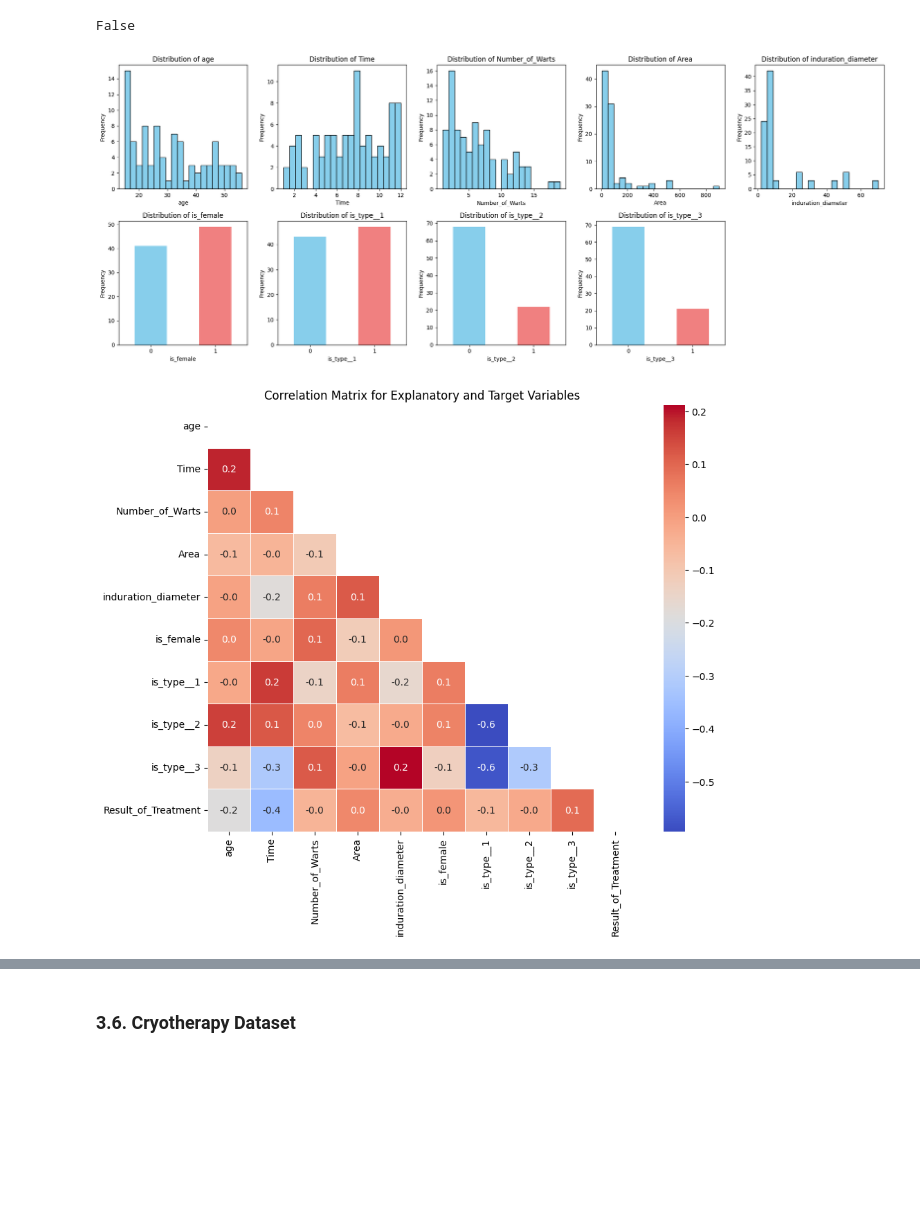
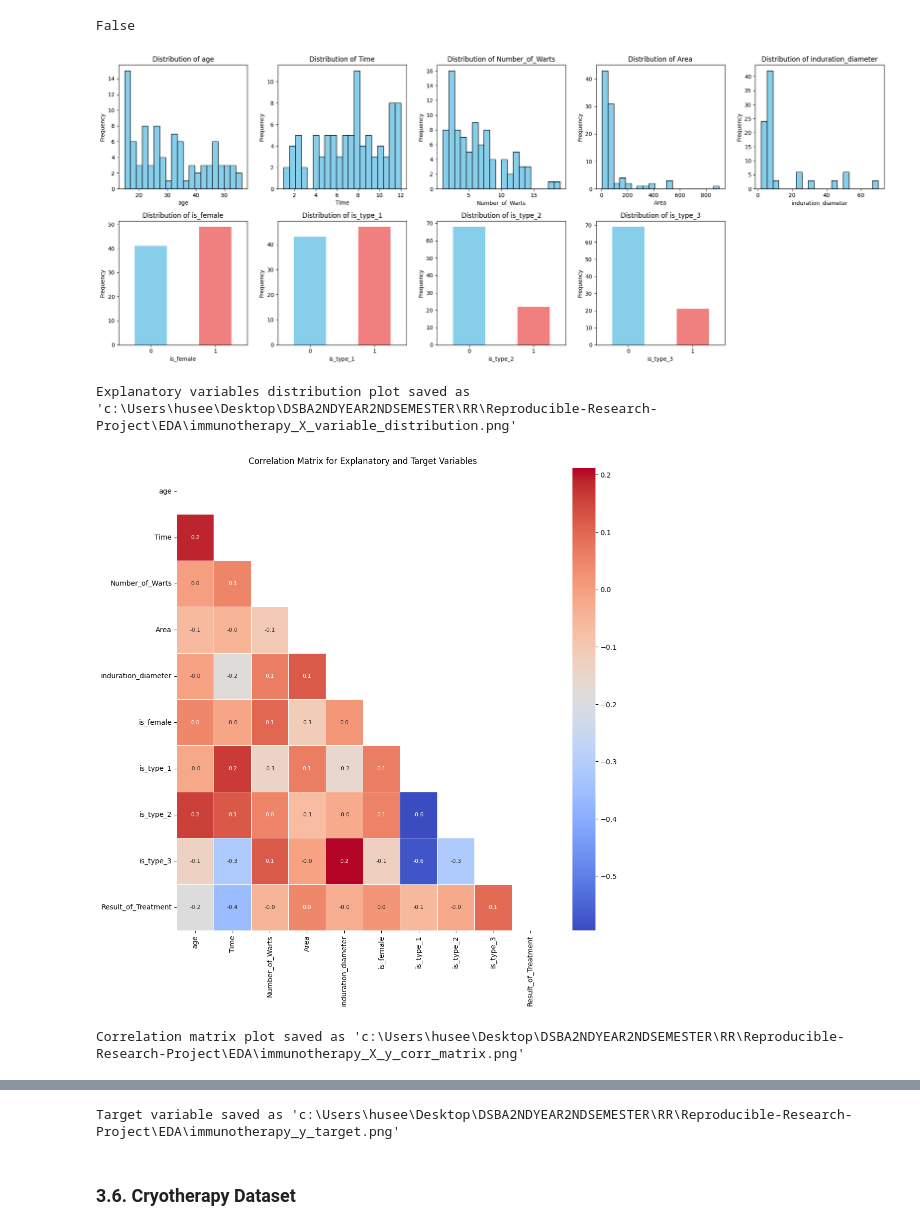
Before and after one commit to mrcljns/Reproducible-Research-Project, a Jupyter notebook: EDA_WIP.ipynb, the cells around one changed output, grey strips where cells are left out. Cells and saved outputs as stored; diff of their text form; code cells hidden in the pictures; blank space fills up the shorter version.

```diff
--- a/EDA_WIP.ipynb
+++ b/EDA_WIP.ipynb
@@ -28,11 +41,11 @@ breast_cancer_wisconsin_diagnostic = fetch_ucirepo(id=17)
 breast_cancer_X = breast_cancer_wisconsin_diagnostic.data.features
 breast_cancer_y = breast_cancer_wisconsin_diagnostic.data.targets
 # Cryotherapy dataset
-Cryotherapy = pd.read_excel("Cryotherapy.xlsx")
+Cryotherapy = pd.read_excel("Data//Raw//Cryotherapy.xlsx")
 cryotherapy_X = Cryotherapy.drop(columns=['Result_of_Treatment'])
 cryotherapy_y = Cryotherapy.Result_of_Treatment
 # Immunotherapy dataset
-Immunotherapy = pd.read_excel("Immunotherapy.xlsx")
+Immunotherapy = pd.read_excel("Data//Raw//Immunotherapy.xlsx")
 immunotherapy_X = Immunotherapy.drop(columns=['Result_of_Treatment'])
 immunotherapy_y = Immunotherapy.Result_of_Treatment
 # %% [markdown]
@@ -580,7 +601,7 @@ immunotherapy_X['is_female'] = immunotherapy_X['sex'] - 1
 immunotherapy_X.drop(columns=['sex'], inplace=True)
 
 # Create one-hot encoding for the nominal 'Type' column
-one_hot_encoded_immunotherapy_Type = pd.get_dummies(immunotherapy_X['Type'], prefix='is_type_')
+one_hot_encoded_immunotherapy_Type = pd.get_dummies(immunotherapy_X['Type'], prefix='is_type').astype(int)
 
 # Concatenate the one-hot encoded DataFrame with the original DataFrame
 immunotherapy_X = pd.concat([immunotherapy_X, one_hot_encoded_immunotherapy_Type], axis=1)
@@ -589,17 +610,20 @@ immunotherapy_X = pd.concat([immunotherapy_X, one_hot_encoded_immunotherapy_Type
 immunotherapy_X.drop(columns=['Type'], inplace=True)
 # %%
 # Plot the distribution of each explanatory variable (X)
-plot_variable_distribution(immunotherapy_X)
+plot_variable_distribution(immunotherapy_X, "immunotherapy_X")
 
 # Plot the correlation matrix for explanatory variables (X) and the target variable (y)
-plot_correlation_matrix(immunotherapy_X, immunotherapy_y)
+plot_correlation_matrix(immunotherapy_X, immunotherapy_y, "immunotherapy_X_y")
 
 # Plot the distribution of the target variable (y)
-plot_target_variable_distribution(immunotherapy_y)
+plot_target_variable_distribution(immunotherapy_y, "immunotherapy_y")
 # %% [output]
 [figure]
+Explanatory variables distribution plot saved as 'c:\Users\husee\Desktop\DSBA2NDYEAR2NDSEMESTER\RR\Reproducible-Research-Project\EDA\immunotherapy_X_variable_distribution.png'
-[figure, old version]
+[figure, new version]
+Correlation matrix plot saved as 'c:\Users\husee\Desktop\DSBA2NDYEAR2NDSEMESTER\RR\Reproducible-Research-Project\EDA\immunotherapy_X_y_corr_matrix.png'
 [figure]
+Target variable saved as 'c:\Users\husee\Desktop\DSBA2NDYEAR2NDSEMESTER\RR\Reproducible-Research-Project\EDA\immunotherapy_y_target.png'
 # %% [markdown]
 ### 3.6. Cryotherapy Dataset
 # %%
```
Also changed, not shown: parts of 13 cells of this notebook, 36 other files.
